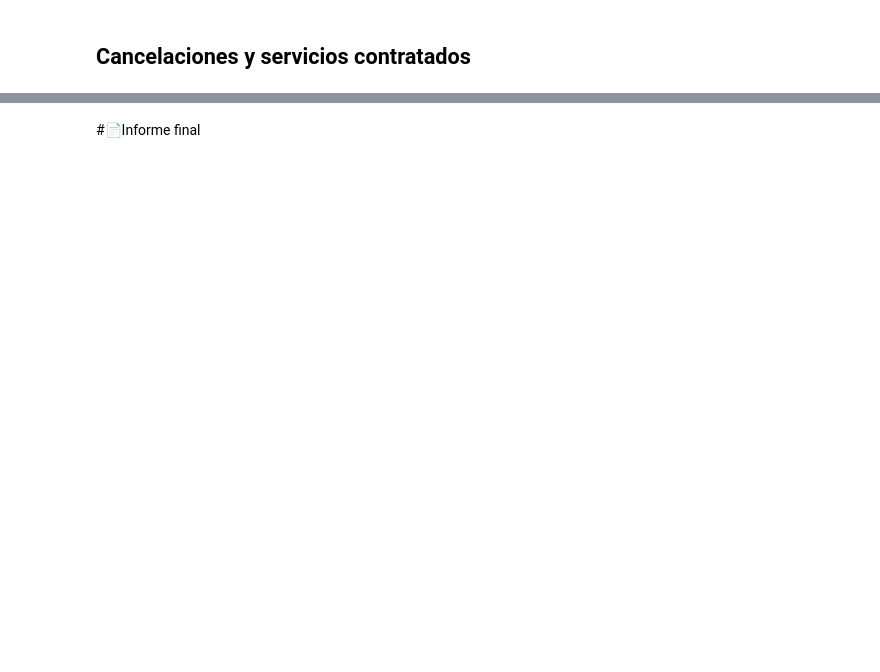
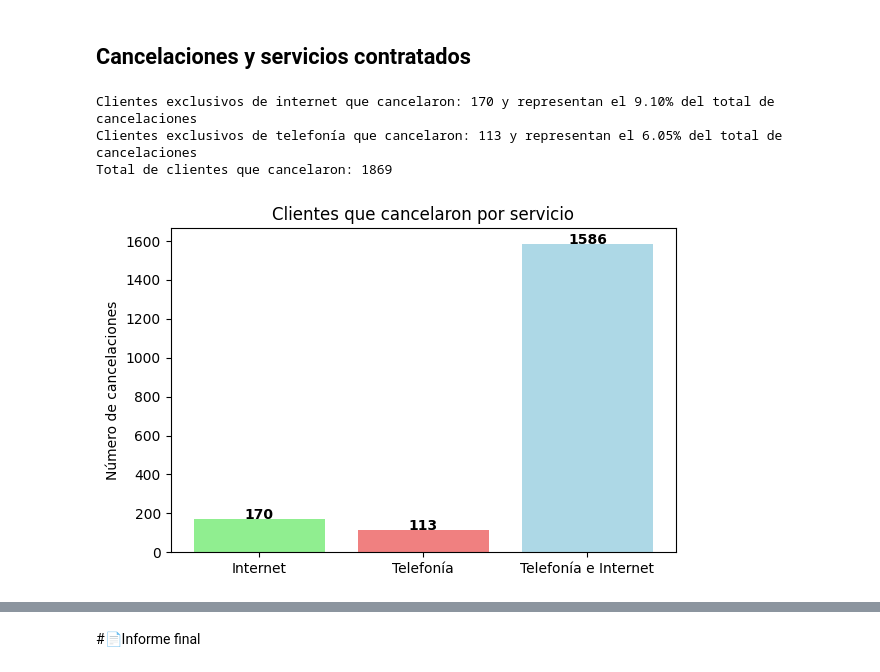
Before and after one commit to marsavil/telecom_x_challenge, a Jupyter notebook: TelecomX_LATAM.ipynb, the cells around one changed output, grey strips where cells are left out. Drawn from its saved outputs; the diff is of its cells as text; code cells hidden in the pictures; blank space fills up the shorter version.

```diff
--- a/TelecomX_LATAM.ipynb
+++ b/TelecomX_LATAM.ipynb
@@ -233,2 +260,32 @@ plt.show()
 # %% [markdown]
 ## Cancelaciones y servicios contratados
+# %%
+churn_internet = df[(df['Churn'] == 'Yes') & (df['phone_PhoneService'] == "No")].copy()
+churn_phone = df[(df['Churn'] == 'Yes') & (df['internet_InternetService'] == "No")].copy()
+churn_total = df[df['Churn'] == 'Yes'].copy()
+churn_rest = df[(df['Churn'] == 'Yes') & (df['phone_PhoneService'] == "Yes") & (df['internet_InternetService'] != "No")].copy()
+
+print(f'Clientes exclusivos de internet que cancelaron: {len(churn_internet)} y representan el {(len(churn_internet) / len(churn_total)) * 100:.2f}% del total de cancelaciones')
+print(f'Clientes exclusivos de telefonía que cancelaron: {len(churn_phone)} y representan el {(len(churn_phone) / len(churn_total)) * 100:.2f}% del total de cancelaciones')
+print(f'Total de clientes que cancelaron: {len(churn_total)}')
+
+
+# Datos
+grupos = ['Internet', 'Telefonía', 'Telefonía e Internet']
+tasas = [len(churn_internet), len(churn_phone), len(churn_rest)]
+# Crear gráfico
+plt.figure(figsize=(6, 4))
+plt.bar(grupos, tasas, color=['lightgreen', 'lightcoral', 'lightblue'])
+# Títulos y etiquetas
+plt.title('Clientes que cancelaron por servicio')
+plt.ylabel('Número de cancelaciones')
+# Mostrar número de cancelaciones arriba de las barras
+for i, tasa in enumerate(tasas):
+    plt.text(i, tasa + 1, f'{tasa}', ha='center', fontweight='bold')
+plt.tight_layout()
+plt.show()
+# %% [output]
+Clientes exclusivos de internet que cancelaron: 170 y representan el 9.10% del total de cancelaciones
+Clientes exclusivos de telefonía que cancelaron: 113 y representan el 6.05% del total de cancelaciones
+Total de clientes que cancelaron: 1869
+[figure, added]
```
Also changed, not shown: parts of 25 cells of this notebook, 7 other files.
